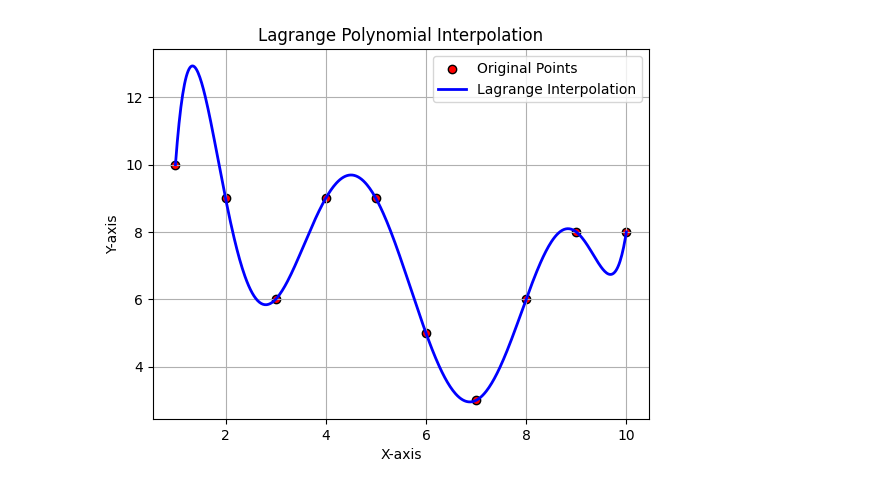
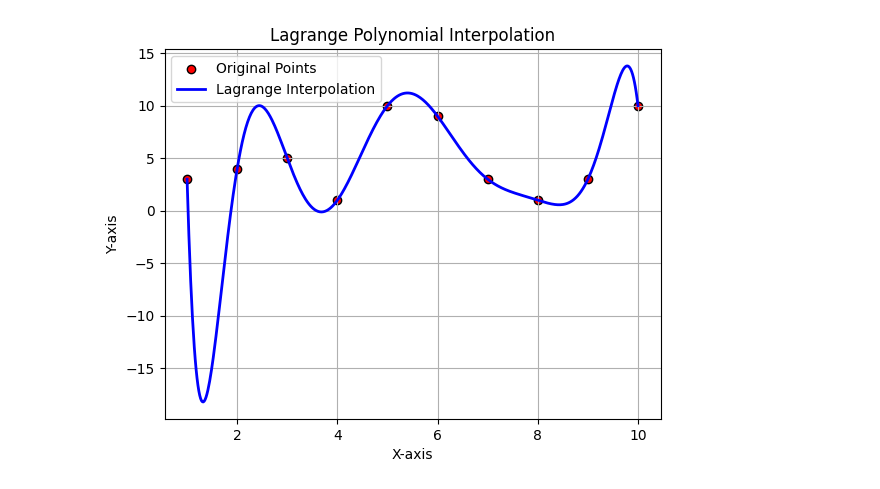
Before and after one commit to yusufshihata/ne, a Jupyter notebook: Interpolation/Interpolation.ipynb, the cells around one changed output. Drawn from its saved outputs; the diff is of its cells as text; code cells hidden in the pictures.

```diff
--- a/Interpolation/Interpolation.ipynb
+++ b/Interpolation/Interpolation.ipynb
@@ -16,52 +1,64 @@ for i in range(num_points):
+# %%
+# Sampling Data for the interpolation
+import numpy as np
+import time
+
+def generate_points(n: int) -> tuple[np.array, np.array]:
+    x_n = np.arange(1, n+1)
+    y_n = np.random.randint(1, 11, size=n)
+    return x_n, y_n
+
+x_n, y_n = generate_points(10)
+
+# We also need to calculate the time it will take for each of the algorithms to run
+lagrange_times = []
+newton_times = []
 # %%
 import numpy as np
 import matplotlib.pyplot as plt
 
-def lagrange_interpolation(points, x):
-    x_vals, y_vals = zip(*points)
+def lagrange_interpolation(x_n: np.array, y_n: np.array, x: float) -> float:
     y_interpolated = 0
+    n = 10
 
-    for k in range(num_points):
+    for k in range(n):
         # Compute L_k(x)
         L_k = 1
-        for i in range(num_points):
+        for i in range(n):
             if i != k:
-                L_k *= (x - x_vals[i]) / (x_vals[k] - x_vals[i])
+                L_k *= (x - x_n[i]) / (x_n[k] - x_n[i])
 
         # Multiply L_k(x) by y_k and sum
-        y_interpolated += y_vals[k] * L_k
+        y_interpolated += y_n[k] * L_k
 
     return y_interpolated
 # %%
 # Now we need to draw the points and see if they are interpolated
 import matplotlib.pyplot as plt
 
-def plot_lagrange_interpolation(points):
+def plot_lagrange_interpolation(x_n: np.array, y_n: np.array, n_generate) -> None:
     # Sort points by x
-    points = sorted(points, key=lambda p: p[0])
-    x_vals, y_vals = zip(*points)
-
     # Generate smooth curve
-    x_smooth = np.linspace(min(x_vals), max(x_vals), 500)
-    y_smooth = [lagrange_interpolation(points, x) for x in x_smooth]
+    x_smooth = np.linspace(min(x_n), max(x_n), n_generate)
+    y_smooth = [lagrange_interpolation(x_n, y_n, x) for x in x_smooth]
 
     # Plot original points
-    plt.scatter(x_vals, y_vals, color='red', marker='o', edgecolors='black', label="Original Points")
+    plt.scatter(x_n, y_n, color='red', marker='o', edgecolors='black', label="Original Points")
 
     # Plot interpolated curve
     plt.plot(x_smooth, y_smooth, color='blue', linestyle='-', linewidth=2, label="Lagrange Interpolation")
 
     # Labels and grid
     plt.xlabel("X-axis")
     plt.ylabel("Y-axis")
     plt.title("Lagrange Polynomial Interpolation")
     plt.legend()
     plt.grid(True)
     plt.show()
+
+plot_lagrange_interpolation(x_n, y_n, 500)
+# %% [output]
+[figure, added]
-# %%
-plot_lagrange_interpolation(points)
-# %% [output]
-[figure, removed]
 # %%
 # Now we need to make newton's interpolation
 import numpy as np
```
Also changed, not shown: parts of 10 cells of this notebook.
